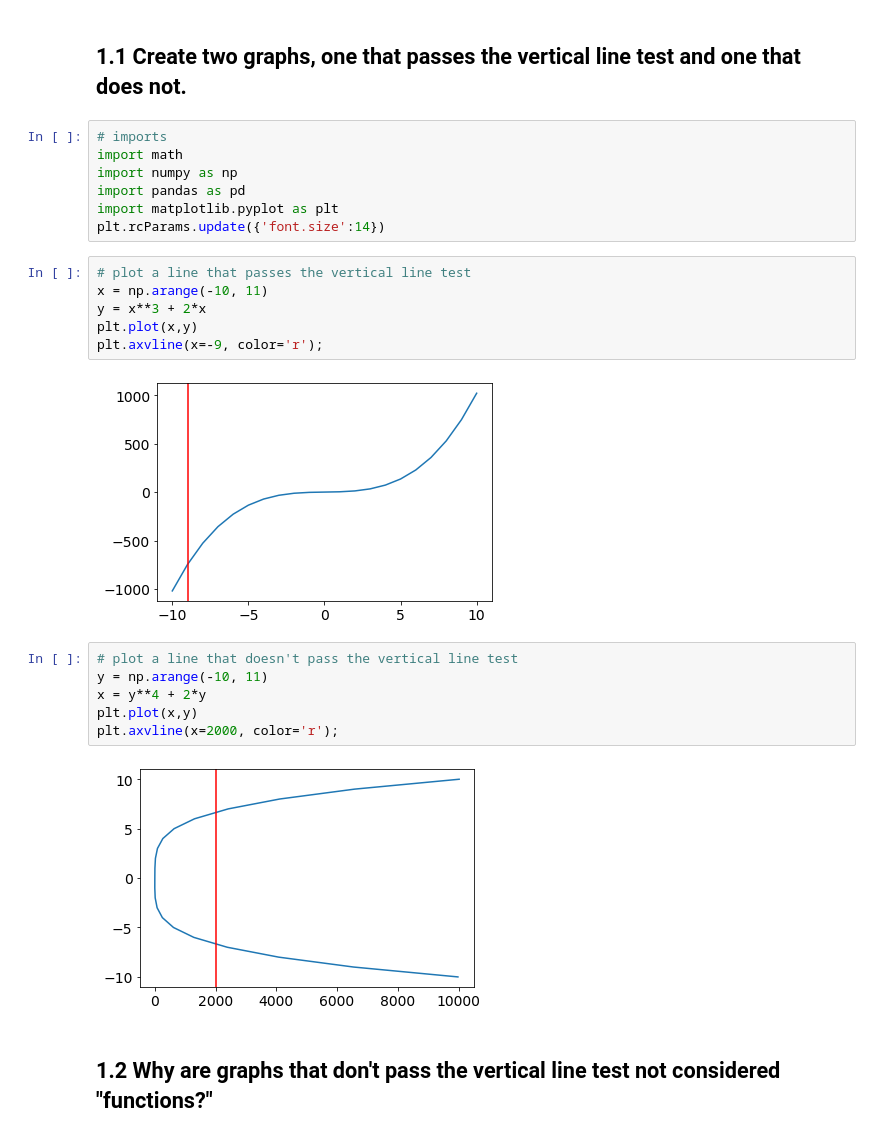
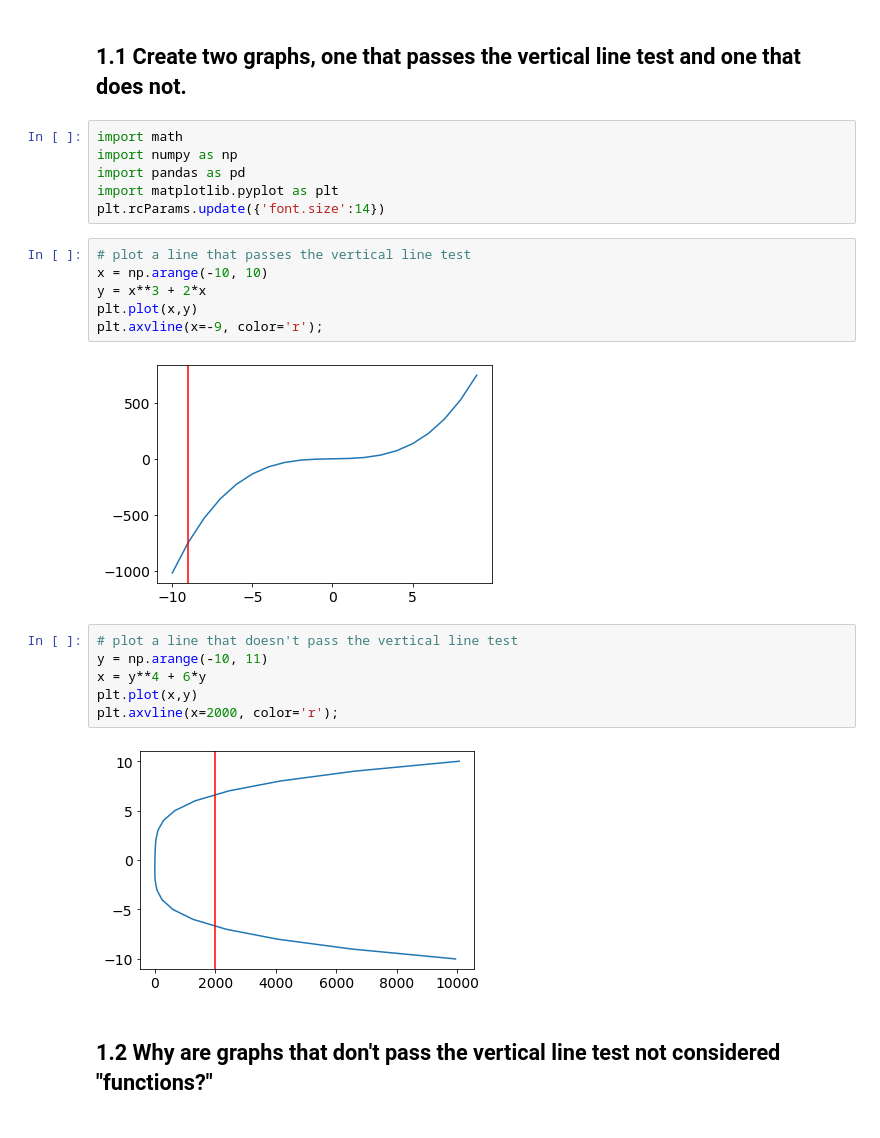
Before and after one commit to bjornlestrud/DS-Unit-1-Sprint-3-Linear-Algebra, a Jupyter notebook: Bjorn_LS_DS_133_High_Dimensional_Data_Assignment.ipynb, the cells around one changed output. Cells and saved outputs as stored; diff of their text form.

```diff
--- a/Bjorn_LS_DS_133_High_Dimensional_Data_Assignment.ipynb
+++ b/Bjorn_LS_DS_133_High_Dimensional_Data_Assignment.ipynb
@@ -5,7 +5,6 @@
 # %% [markdown]
 ## 1.1 Create two graphs, one that passes the vertical line test and one that does not.
 # %%
-# imports
 import math
 import numpy as np
 import pandas as pd
@@ -13,20 +12,20 @@ import matplotlib.pyplot as plt
 plt.rcParams.update({'font.size':14})
 # %%
 # plot a line that passes the vertical line test
-x = np.arange(-10, 11)
+x = np.arange(-10, 10)
 y = x**3 + 2*x
 plt.plot(x,y)
 plt.axvline(x=-9, color='r');
 # %% [output]
-[figure, old version]
+[figure, new version]
 # %%
 # plot a line that doesn't pass the vertical line test
 y = np.arange(-10, 11)
-x = y**4 + 2*y
+x = y**4 + 6*y
 plt.plot(x,y)
 plt.axvline(x=2000, color='r');
 # %% [output]
-[figure, old version]
+[figure, new version]
 # %% [markdown]
 ## 1.2 Why are graphs that don't pass the vertical line test not considered "functions?"
 # %% [markdown]
```
Also changed, not shown: parts of 6 cells of this notebook.
